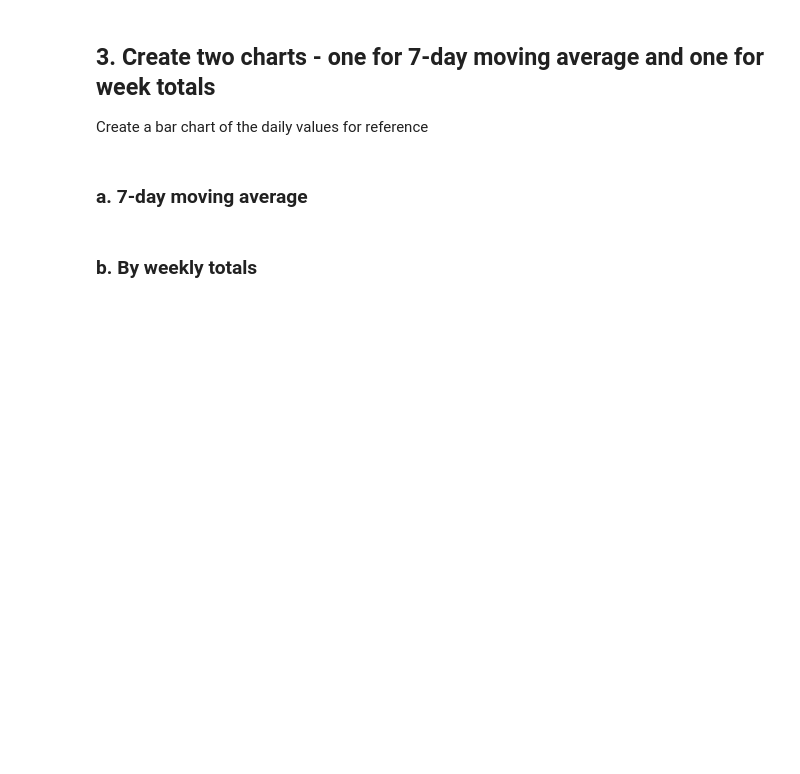
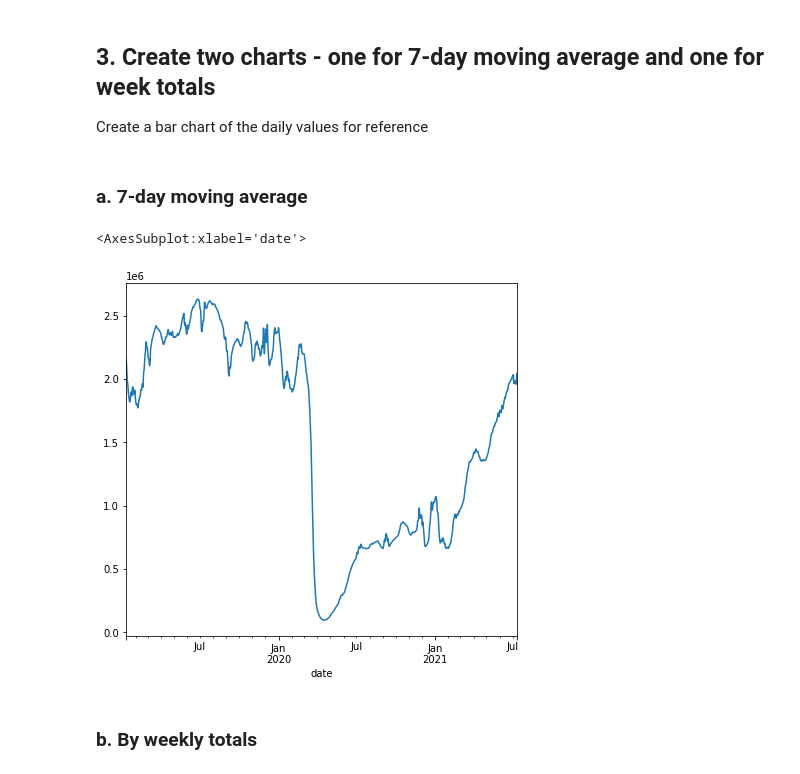
Before and after one commit to katiemarriner/lede-2021-data-module, a Jupyter notebook: lessons/05-classwork-data-transformations-tsa.ipynb, the cells around one changed output. Cells and saved outputs as stored; diff of their text form; code cells hidden in the pictures; blank space fills up the shorter version.

```diff
--- a/lessons/05-classwork-data-transformations-tsa.ipynb
+++ b/lessons/05-classwork-data-transformations-tsa.ipynb
@@ -155,6 +171,11 @@ tsa_df[tsa_df['value'] == 0]
 # %%
 # turn passengers_per_day into a DataFrame with "date" "value" columns
+tsa_df = pd.DataFrame(passengers_per_day)
+
+tsa_df = tsa_df[tsa_df['value'] != '']
 
 # sort dates from latest to earliest
+tsa_df = tsa_df.sort_values('date', ascending=False)
 
 # delete duplicates
+tsa_df = tsa_df.drop_duplicates(subset=['date'])
@@ -168,7 +208,14 @@ tsa_df[tsa_df['value'] == 0]
 # %%
 # write a function that takes the current date and 6 previous dates and averages them
 def moving_average(row):
+    sum_ = 0
+    for i in range(0, 7):
+        new_date = row['date'] - timedelta(days=i)
+        date_value = tsa_df[tsa_df['date'] == new_date]
+        value = int(date_value['value'].item().replace(',', ''))
+        sum_ = sum_ + value
 
+    row['7day_average'] = sum_ / 7
     return row
 # %% [markdown]
 [Read up on pandas' apply method](https://pandas.pydata.org/pandas-docs/stable/reference/api/pandas.DataFrame.apply.html)
@@ -174,0 +227,4 @@ def moving_average(row):
+# %%
+df_average = tsa_df[0:-6].apply(moving_average, axis=1)
+# %%
+df_average = df_average.set_index('date')
@@ -195,6 +294,11 @@ Create a bar chart of the daily values for reference
 ### a. 7-day moving average
 # %%
 # plot a 7-day average line chart
+fig, ax = plt.subplots(1, 1, figsize=(7, 6.5))
+df_average['7day_average'].plot(ax=ax)
+# %% [output]
+<AxesSubplot:xlabel='date'>
+[figure, added]
 # %% [markdown]
 ### b. By weekly totals
 # %%
```
Also changed, not shown: parts of 30 cells of this notebook, 9 other files.
